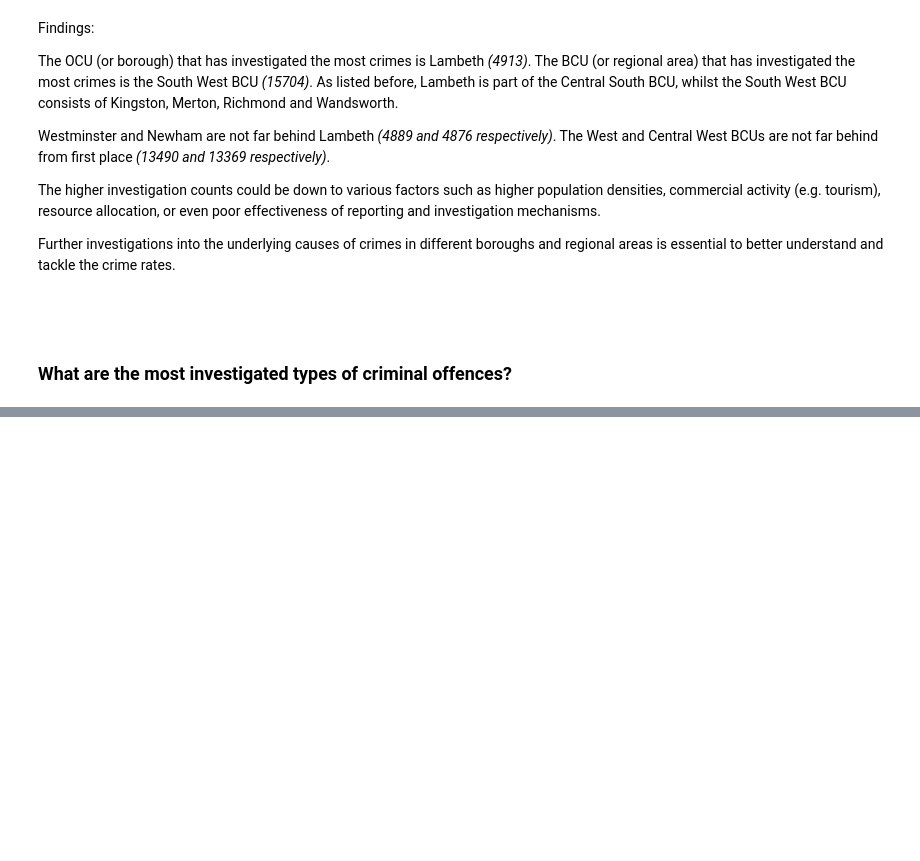
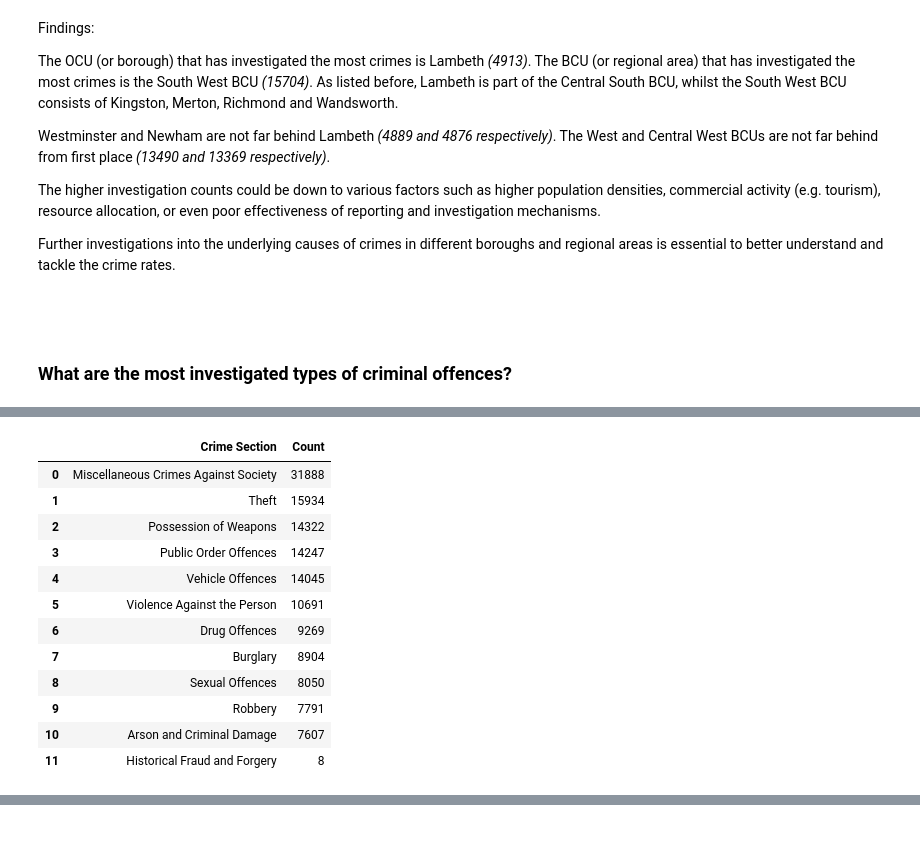
Before and after one commit to juanitanels/London-Crime-Stats-EDA, a Jupyter notebook: London Crime Stats 22-23 EDA.ipynb, the cells around one changed output, grey strips where cells are left out. Cells and saved outputs as stored; diff of their text form; code cells hidden in the pictures; blank space fills up the shorter version.

```diff
--- a/London Crime Stats 22-23 EDA.ipynb
+++ b/London Crime Stats 22-23 EDA.ipynb
@@ -287,0 +350,20 @@ Further investigations into the underlying causes of crimes in different borough
+# %%
+#Creating new DFs for the crime section & group
+
+crime_section_df = crime_section_counts.reset_index()
+crime_section_df.columns = ["Crime Section", "Count"]
+crime_section_df
+# %% [output]
+|  | Crime Section | Count |
+| 0 | Miscellaneous Crimes Against Society | 31888 |
+| 1 | Theft | 15934 |
+| 2 | Possession of Weapons | 14322 |
+| 3 | Public Order Offences | 14247 |
+| 4 | Vehicle Offences | 14045 |
+| 5 | Violence Against the Person | 10691 |
+| 6 | Drug Offences | 9269 |
+| 7 | Burglary | 8904 |
+| 8 | Sexual Offences | 8050 |
+| 9 | Robbery | 7791 |
+| 10 | Arson and Criminal Damage | 7607 |
+| 11 | Historical Fraud and Forgery | 8 |
```
Also changed, not shown: parts of 16 cells of this notebook.
